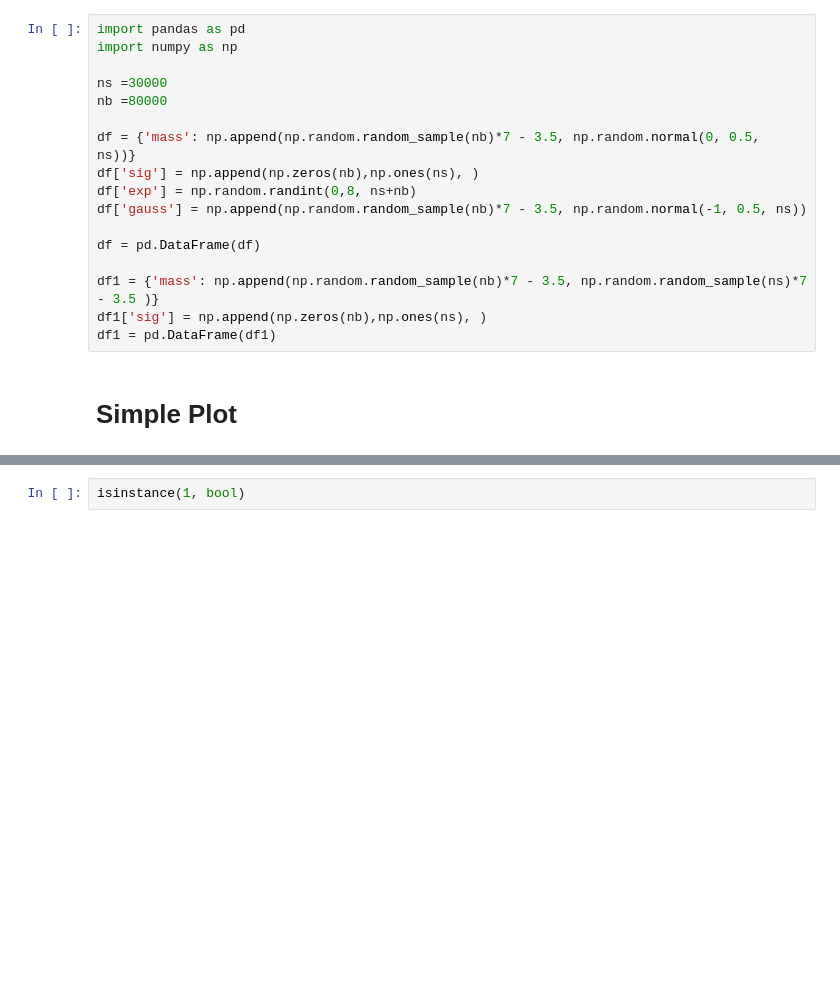
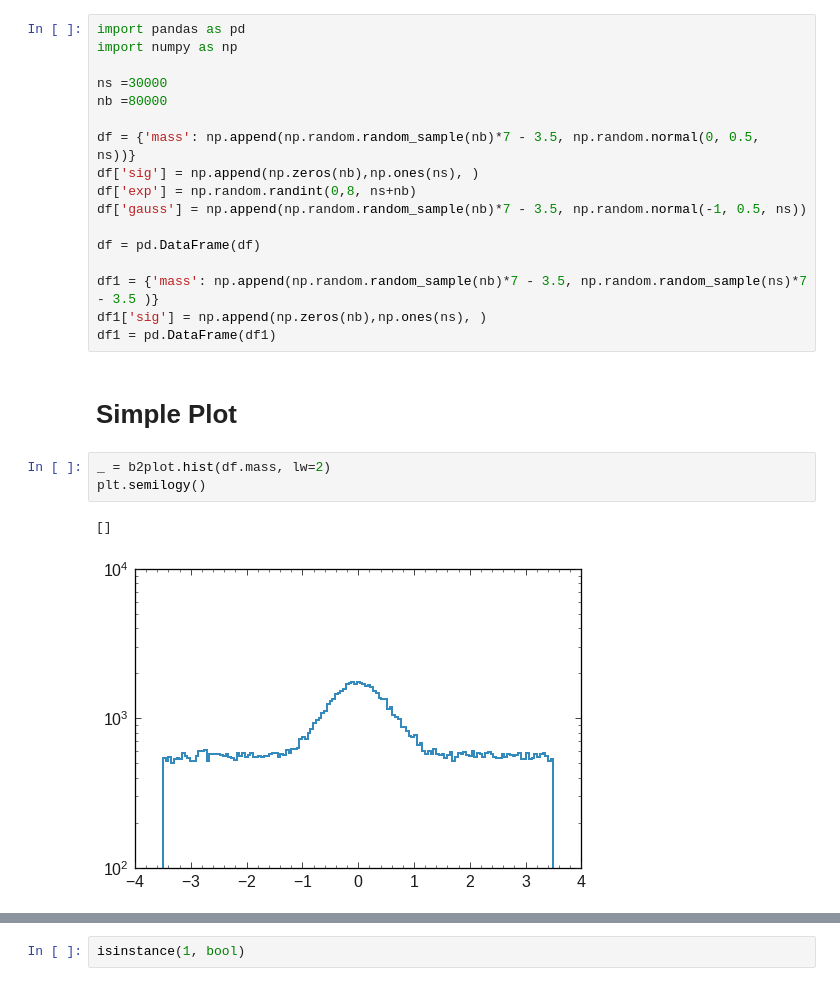
Before and after one commit to simonUU/b2plot, a Jupyter notebook: examples/Introduction.ipynb, the cells around one changed output, grey strips where cells are left out. Cells and saved outputs as stored; diff of their text form; blank space fills up the shorter version.

```diff
--- a/examples/Introduction.ipynb
+++ b/examples/Introduction.ipynb
@@ -30,6 +32,12 @@ df1['sig'] = np.append(np.zeros(nb),np.ones(ns), )
 df1 = pd.DataFrame(df1)
 # %% [markdown]
 # Simple Plot
+# %%
+_ = b2plot.hist(df.mass, lw=2)
+plt.semilogy()
+# %% [output]
+[]
+[figure, added]
 # %%
 b2plot.hist(df.mass, lw=2, scale=0.5, weights=np.random.normal(1,0.1,len(df)))
 b2plot.xlim()
```
Also changed, not shown: parts of 8 cells of this notebook, 13 other files.
